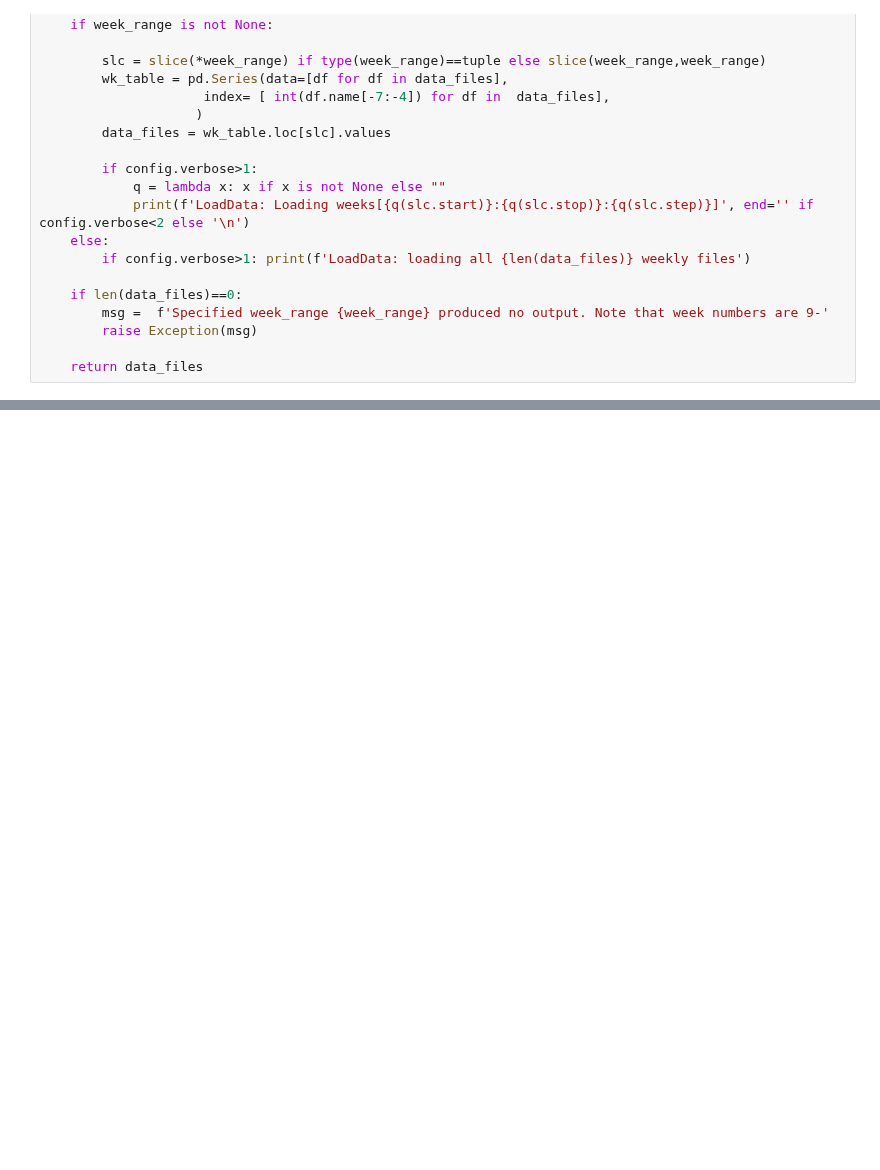
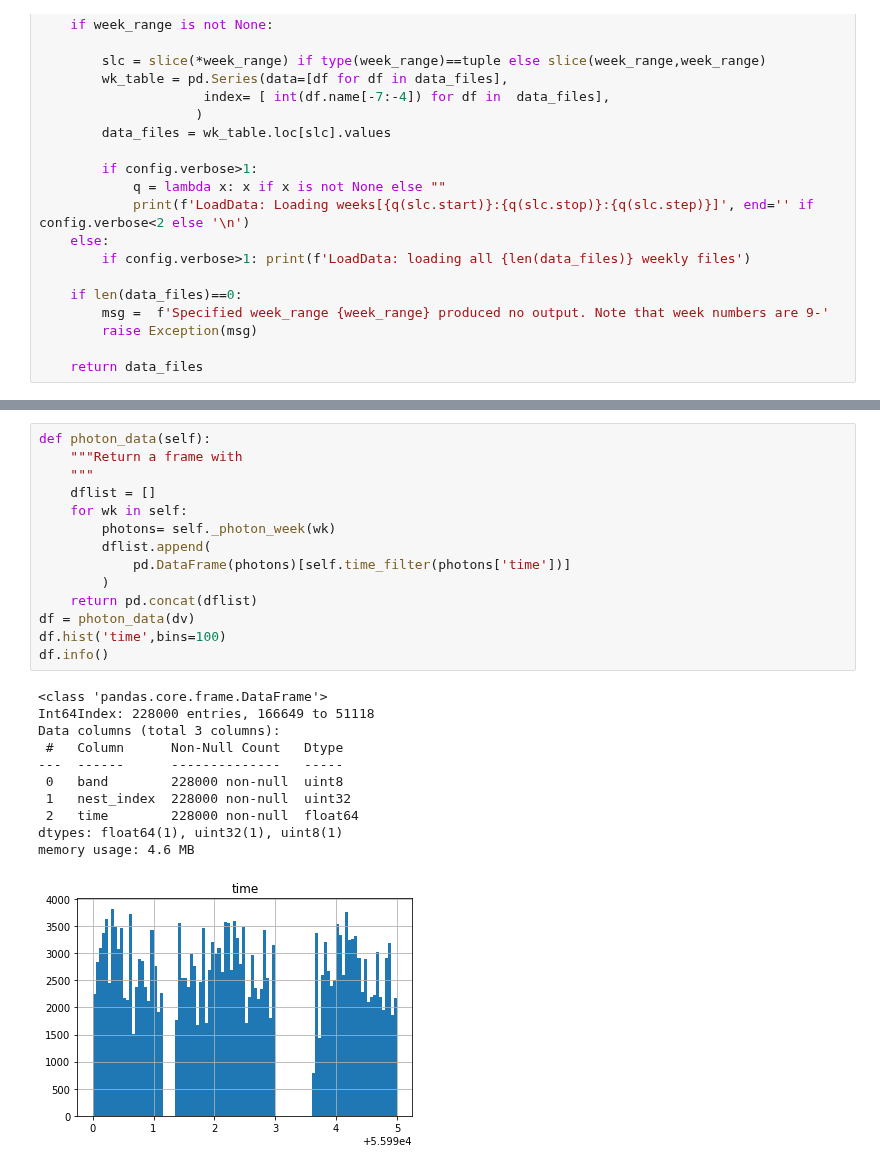
Before and after one commit to tburnett/wtlike, a Jupyter notebook: nbs/01_data_man.ipynb, the cells around one changed output, grey strips where cells are left out. Drawn from its saved outputs; the diff is of its cells as text; blank space fills up the shorter version.

```diff
--- a/nbs/01_data_man.ipynb
+++ b/nbs/01_data_man.ipynb
@@ -843,0 +1106,26 @@ class DataView(object):
+# %%
+def photon_data(self):
+    """Return a frame with
+    """
+    dflist = []
+    for wk in self:
+        photons= self._photon_week(wk)
+        dflist.append(
+            pd.DataFrame(photons)[self.time_filter(photons['time'])]
+        )
+    return pd.concat(dflist)
+df = photon_data(dv)
+df.hist('time',bins=100)
+df.info()
+# %% [output]
+<class 'pandas.core.frame.DataFrame'>
+Int64Index: 228000 entries, 166649 to 51118
+Data columns (total 3 columns):
+ #   Column      Non-Null Count   Dtype
+---  ------      --------------   -----
+ 0   band        228000 non-null  uint8
+ 1   nest_index  228000 non-null  uint32
+ 2   time        228000 non-null  float64
+dtypes: float64(1), uint32(1), uint8(1)
+memory usage: 4.6 MB
+[figure, added]
```
Also changed, not shown: parts of 37 cells of this notebook, 7 other files.
